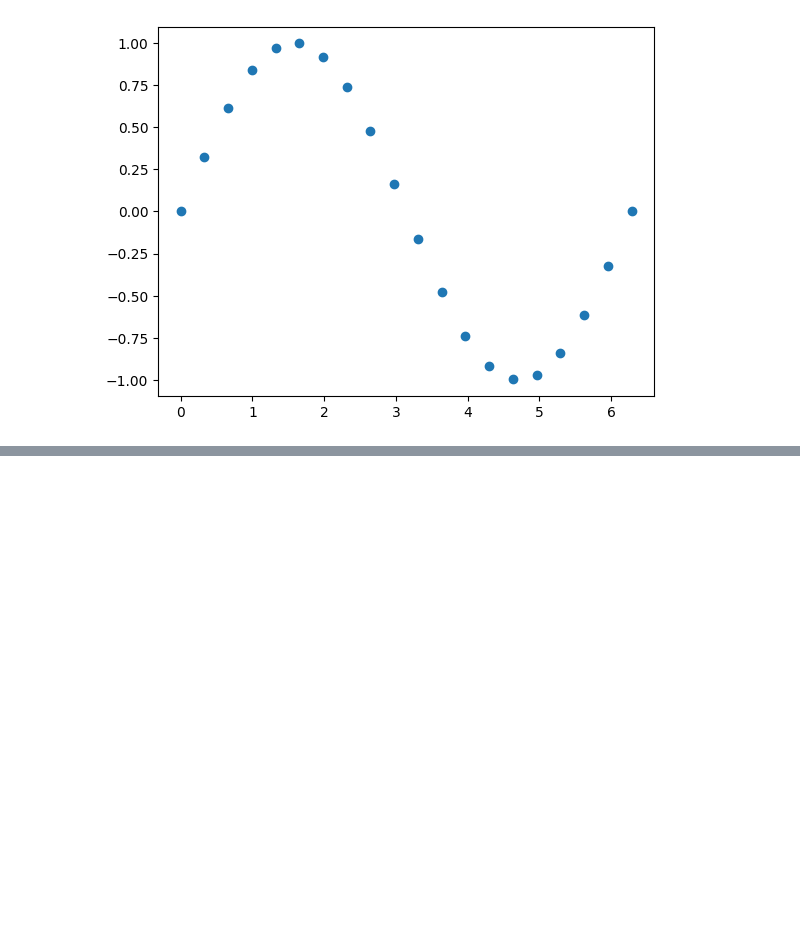
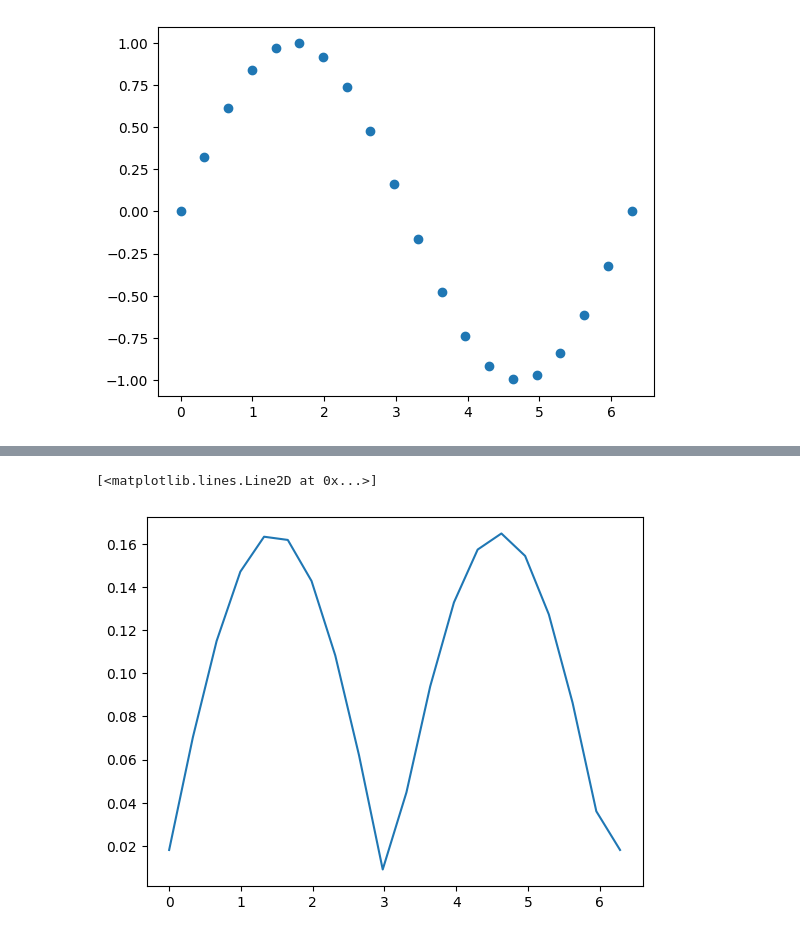
Before and after one commit to asegura4488/MetodosComputacionalesI, a Jupyter notebook: Semana3/Derivacion.ipynb, the cells around one changed output, grey strips where cells are left out. Drawn from its saved outputs; the diff is of its cells as text; code cells hidden in the pictures; blank space fills up the shorter version.

```diff
--- a/Semana3/Derivacion.ipynb
+++ b/Semana3/Derivacion.ipynb
@@ -48,0 +66,5 @@ plt.scatter(x,f)
+# %%
+plt.plot(x,np.abs(RDerivative - ExactDerivative(x)))
+# %% [output]
+[<matplotlib.lines.Line2D at 0x...>]
+[figure, added]
```
Also changed, not shown: parts of 3 cells of this notebook.
